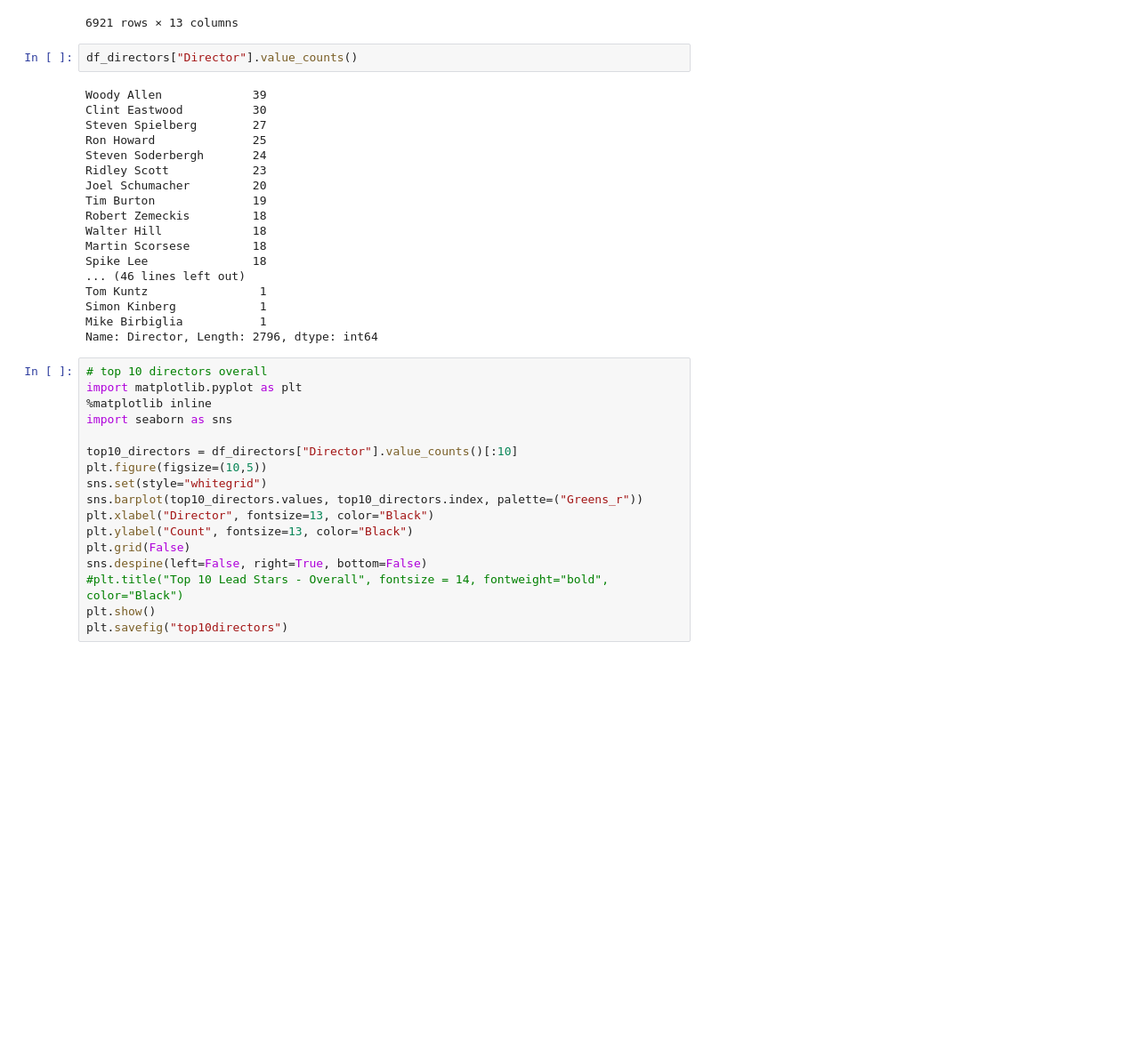
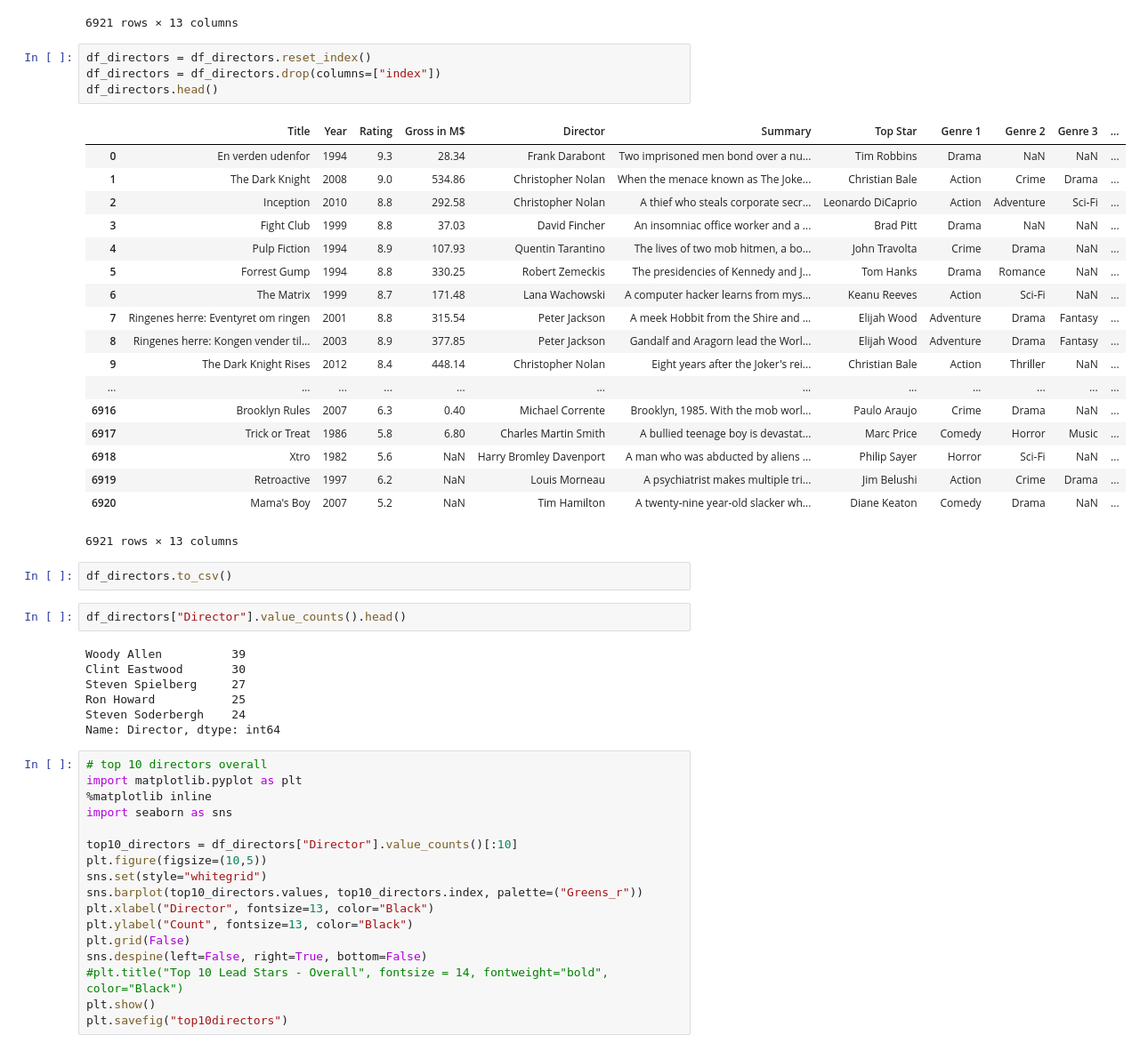
Before and after one commit to jbjornholm/Group-31-SoDa, a Jupyter notebook: Moritz/Exam/Exam Cici.ipynb, the cells around one changed output. Shown at 89% size. Cells and saved outputs as stored; diff of their text form; blank space fills up the shorter version.

```diff
--- a/Moritz/Exam/Exam Cici.ipynb
+++ b/Moritz/Exam/Exam Cici.ipynb
@@ -108,26 +121,40 @@ df_directors
 | 8262 | Retroactive | 1997 | 6.2 | NaN | Louis Morneau | A psychiatrist makes multiple tri... | Jim Belushi | Action | Crime | Drama | ... |
 | 8263 | Mama's Boy | 2007 | 5.2 | NaN | Tim Hamilton | A twenty-nine year-old slacker wh... | Diane Keaton | Comedy | Drama | NaN | ... |
 6921 rows × 13 columns
+# %%
+df_directors = df_directors.reset_index()
+df_directors = df_directors.drop(columns=["index"])
+df_directors.head()
+# %% [output]
+|  | Title | Year | Rating | Gross in M$ | Director | Summary | Top Star | Genre 1 | Genre 2 | Genre 3 | ... |
+| 0 | En verden udenfor | 1994 | 9.3 | 28.34 | Frank Darabont | Two imprisoned men bond over a nu... | Tim Robbins | Drama | NaN | NaN | ... |
+| 1 | The Dark Knight | 2008 | 9.0 | 534.86 | Christopher Nolan | When the menace known as The Joke... | Christian Bale | Action | Crime | Drama | ... |
+| 2 | Inception | 2010 | 8.8 | 292.58 | Christopher Nolan | A thief who steals corporate secr... | Leonardo DiCaprio | Action | Adventure | Sci-Fi | ... |
+| 3 | Fight Club | 1999 | 8.8 | 37.03 | David Fincher | An insomniac office worker and a ... | Brad Pitt | Drama | NaN | NaN | ... |
+| 4 | Pulp Fiction | 1994 | 8.9 | 107.93 | Quentin Tarantino | The lives of two mob hitmen, a bo... | John Travolta | Crime | Drama | NaN | ... |
+| 5 | Forrest Gump | 1994 | 8.8 | 330.25 | Robert Zemeckis | The presidencies of Kennedy and J... | Tom Hanks | Drama | Romance | NaN | ... |
+| 6 | The Matrix | 1999 | 8.7 | 171.48 | Lana Wachowski | A computer hacker learns from mys... | Keanu Reeves | Action | Sci-Fi | NaN | ... |
+| 7 | Ringenes herre: Eventyret om ringen | 2001 | 8.8 | 315.54 | Peter Jackson | A meek Hobbit from the Shire and ... | Elijah Wood | Adventure | Drama | Fantasy | ... |
+| 8 | Ringenes herre: Kongen vender til... | 2003 | 8.9 | 377.85 | Peter Jackson | Gandalf and Aragorn lead the Worl... | Elijah Wood | Adventure | Drama | Fantasy | ... |
+| 9 | The Dark Knight Rises | 2012 | 8.4 | 448.14 | Christopher Nolan | Eight years after the Joker's rei... | Christian Bale | Action | Thriller | NaN | ... |
+| ... | ... | ... | ... | ... | ... | ... | ... | ... | ... | ... | ... |
+| 6916 | Brooklyn Rules | 2007 | 6.3 | 0.40 | Michael Corrente | Brooklyn, 1985. With the mob worl... | Paulo Araujo | Crime | Drama | NaN | ... |
+| 6917 | Trick or Treat | 1986 | 5.8 | 6.80 | Charles Martin Smith | A bullied teenage boy is devastat... | Marc Price | Comedy | Horror | Music | ... |
+| 6918 | Xtro | 1982 | 5.6 | NaN | Harry Bromley Davenport | A man who was abducted by aliens ... | Philip Sayer | Horror | Sci-Fi | NaN | ... |
+| 6919 | Retroactive | 1997 | 6.2 | NaN | Louis Morneau | A psychiatrist makes multiple tri... | Jim Belushi | Action | Crime | Drama | ... |
+| 6920 | Mama's Boy | 2007 | 5.2 | NaN | Tim Hamilton | A twenty-nine year-old slacker wh... | Diane Keaton | Comedy | Drama | NaN | ... |
+6921 rows × 13 columns
+# %%
+df_directors.to_csv()
 # %%
-df_directors["Director"].value_counts()
+df_directors["Director"].value_counts().head()
 # %% [output]
-Woody Allen             39
-Clint Eastwood          30
-Steven Spielberg        27
-Ron Howard              25
-Steven Soderbergh       24
-Ridley Scott            23
-Joel Schumacher         20
-Tim Burton              19
-Robert Zemeckis         18
-Walter Hill             18
-Martin Scorsese         18
-Spike Lee               18
-... (46 lines left out)
-Tom Kuntz                1
-Simon Kinberg            1
-Mike Birbiglia           1
-Name: Director, Length: 2796, dtype: int64
+Woody Allen          39
+Clint Eastwood       30
+Steven Spielberg     27
+Ron Howard           25
+Steven Soderbergh    24
+Name: Director, dtype: int64
 # %%
 # top 10 directors overall
 import matplotlib.pyplot as plt
```
Also changed, not shown: parts of 7 cells of this notebook, 7 other files.
